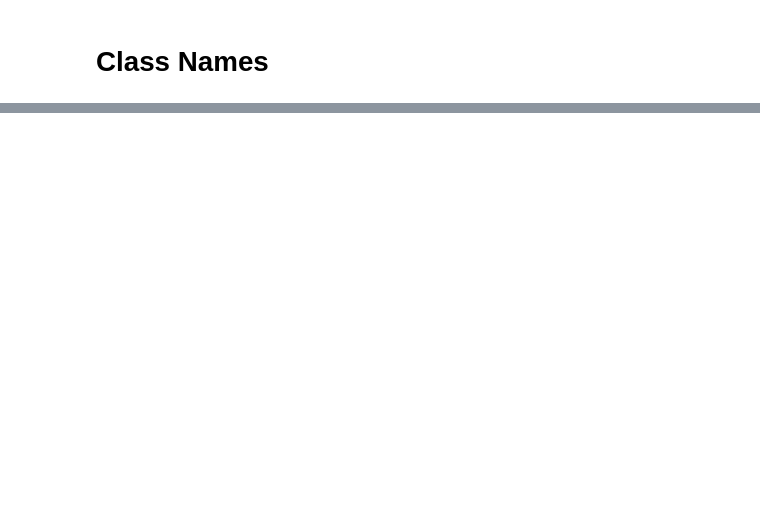
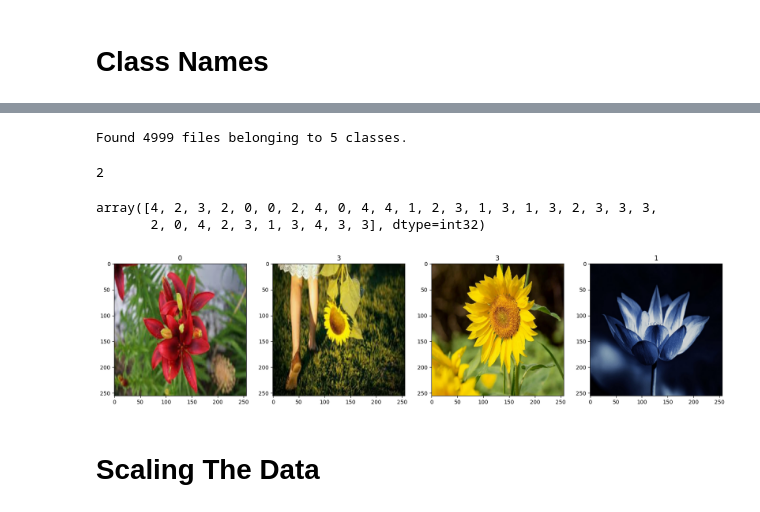
Before and after one commit to karim306/Flowers-Classfier, a Jupyter notebook: FlowerClassfier.ipynb, the cells around one changed output, grey strips where cells are left out. Cells and saved outputs as stored; diff of their text form; code cells hidden in the pictures; blank space fills up the shorter version.

```diff
--- a/FlowerClassfier.ipynb
+++ b/FlowerClassfier.ipynb
@@ -110,0 +161,11 @@ class_name
+# %%
+for image_class in os.listdir(data_dir):
+    for image in os.listdir(os.path.join(data_dir, image_class)):
+        image_path = os.path.join(data_dir, image_class, image)
+        try:
+            img = cv2.imread(image_path)
+            tip = imghdr.what(image_path)
+
+        except Exception as e:
+            print('Issue with image {}'.format(image_path))
+            # os.remove(image_path)
@@ -110,0 +206,28 @@ class_name
+# %%
+data = tf.keras.utils.image_dataset_from_directory('/content/flower_images')
+# %% [output]
+Found 4999 files belonging to 5 classes.
+# %%
+data_iterator = data.as_numpy_iterator()
+# %%
+batch = data_iterator.next()
+# %%
+len(batch)
+# %% [output]
+2
+# %%
+batch[1]
+# %% [output]
+array([4, 2, 3, 2, 0, 0, 2, 4, 0, 4, 4, 1, 2, 3, 1, 3, 1, 3, 2, 3, 3, 3,
+       2, 0, 4, 2, 3, 1, 3, 4, 3, 3], dtype=int32)
+# %%
+# know each number represent any of our 5 classes
+
+fig, ax = plt.subplots(ncols=4, figsize=(20,20))
+for idx, img in enumerate(batch[0][:4]):
+    ax[idx].imshow(img.astype(int))
+    ax[idx].title.set_text(batch[1][idx])
+# %% [output]
+[figure, added]
+# %% [markdown]
+# **Scaling The Data**
```
Also changed, not shown: parts of 37 cells of this notebook.
